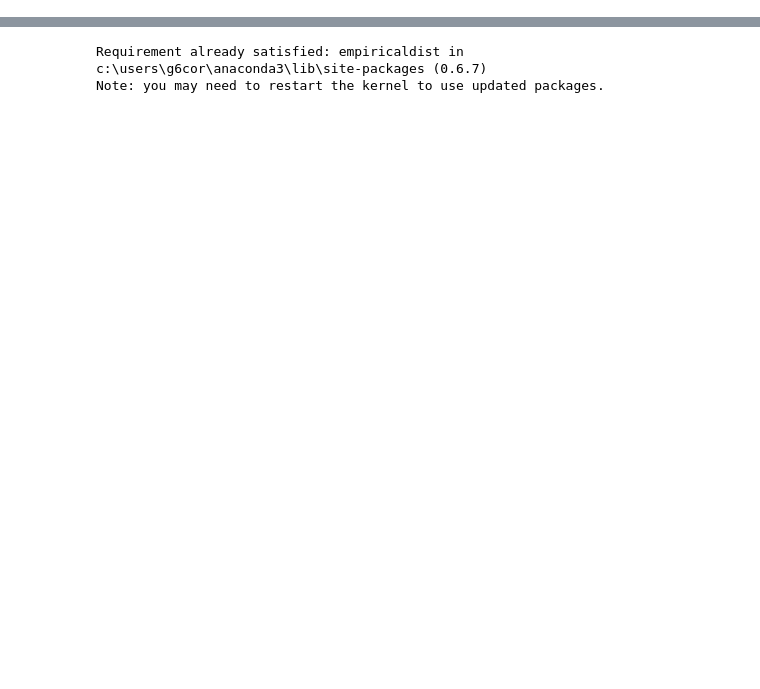
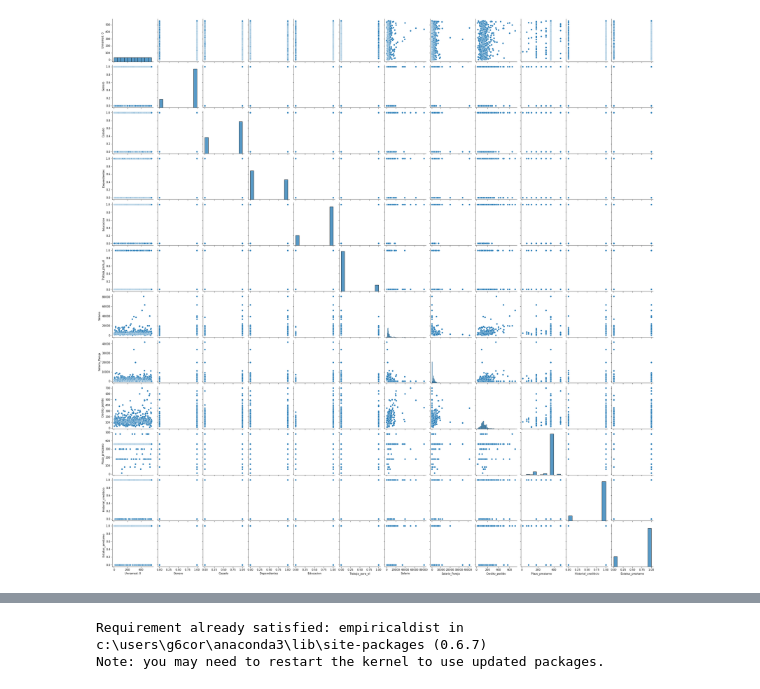
Before and after one commit to GECZ/ResuelveIA, a Jupyter notebook: Prueba Resuelve.ipynb, the cells around one changed output, grey strips where cells are left out. Cells and saved outputs as stored; diff of their text form; code cells hidden in the pictures; blank space fills up the shorter version.

```diff
--- a/Prueba Resuelve.ipynb
+++ b/Prueba Resuelve.ipynb
@@ -163,0 +119,9 @@ plt.show()
+# %%
+#Análisis  de datos exploratorio de las variables a través de múltiplos pequeños para visualizar distribuciones univariadas de todas las variables en el dataset y
+# sus relaciones por pareja
+import seaborn as sns
+import matplotlib.pyplot as plt
+sns.pairplot(df_org)
+plt.show()
+# %% [output]
+[figure, added]
```
Also changed, not shown: parts of 65 cells of this notebook.
